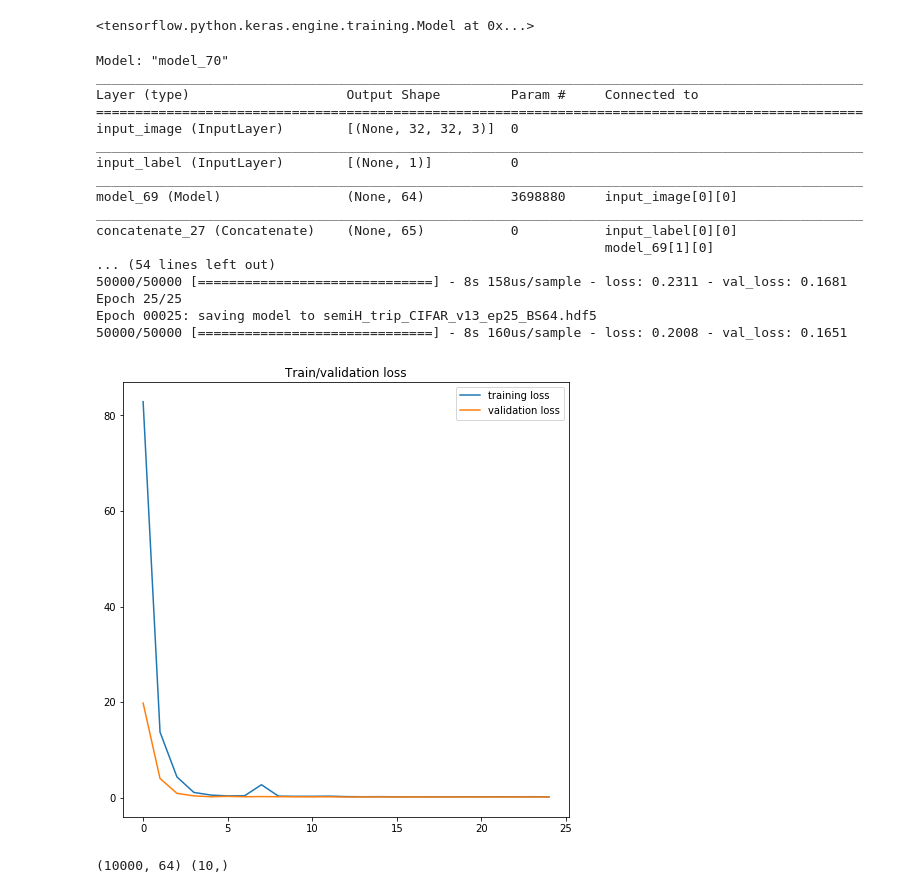
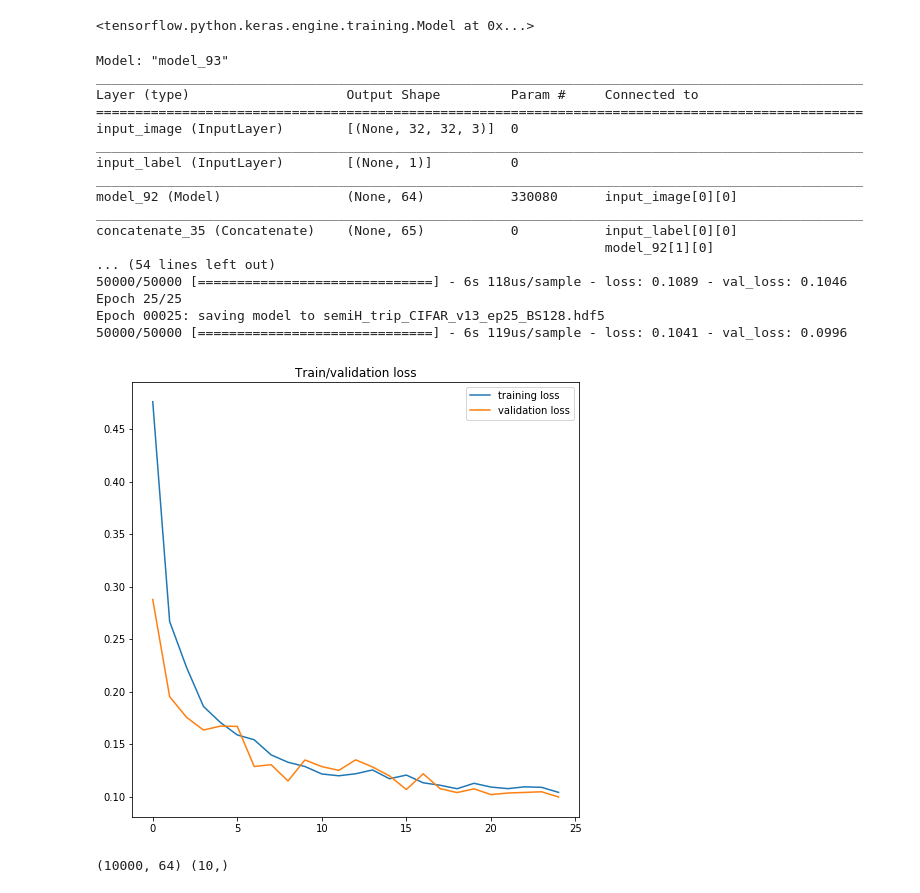
Before and after one commit to ak-org/notebooks, a Jupyter notebook: triplet_loss_in_defense.ipynb, the cells around one changed output. Cells and saved outputs as stored; diff of their text form; code cells hidden in the pictures.

```diff
--- a/triplet_loss_in_defense.ipynb
+++ b/triplet_loss_in_defense.ipynb
@@ -221,8 +221,6 @@ std = np.std(x_train,axis=(0,1,2,3))
 x_train = (x_train-mean)/(std+1e-7)
 x_test = (x_test-mean)/(std+1e-7)
 input_image_shape = (32, 32, 3)
-x_val = x_test[:5000, :, :]
-y_val = y_test[:5000]
 # %%
 def create_base_network(image_input_shape = (32, 32, 3), embedding_size = 64):
     """
@@ -230,35 +228,31 @@ def create_base_network(image_input_shape = (32, 32, 3), embedding_size = 64):
     """
     input_image = Input(shape=image_input_shape)
     weight_decay = 1e-4
-
-    x = Conv2D(32, kernel_size=3, kernel_regularizer=regularizers.l2(weight_decay), activation='relu')(input_image)
+    actv = 'elu'
+    x = Conv2D(32, kernel_size=3, kernel_regularizer=regularizers.l2(weight_decay), activation=actv)(input_image)
     x = BatchNormalization()(x)
-    x = Conv2D(32, kernel_size=3, kernel_regularizer=regularizers.l2(weight_decay), activation='relu')(input_image)
+    x = Conv2D(32, kernel_size=3, kernel_regularizer=regularizers.l2(weight_decay), activation=actv)(x)
     x = BatchNormalization()(x)
     x = MaxPooling2D(pool_size=(2, 2))(x)
     x = Dropout(0.2)(x)
 
-    x = Conv2D(64, kernel_size=3, kernel_regularizer=regularizers.l2(weight_decay), activation='relu')(x)
+    x = Conv2D(64, kernel_size=3, kernel_regularizer=regularizers.l2(weight_decay), activation=actv)(x)
     x = BatchNormalization()(x)
-    x = Conv2D(64, kernel_size=3, kernel_regularizer=regularizers.l2(weight_decay), activation='relu')(input_image)
+    x = Conv2D(64, kernel_size=3, kernel_regularizer=regularizers.l2(weight_decay), activation=actv)(x)
     x = BatchNormalization()(x)
     x = MaxPooling2D(pool_size=(2, 2))(x)
     x = Dropout(0.3)(x)
 
-    x = Conv2D(128, kernel_size=3, kernel_regularizer=regularizers.l2(weight_decay), activation='relu')(x)
+    x = Conv2D(128, kernel_size=3, kernel_regularizer=regularizers.l2(weight_decay), activation=actv)(x)
     x = BatchNormalization()(x)
-    x = Conv2D(128, kernel_size=3, kernel_regularizer=regularizers.l2(weight_decay), activation='relu')(input_image)
+    x = Conv2D(128, kernel_size=3, kernel_regularizer=regularizers.l2(weight_decay), activation=actv)(x)
     x = BatchNormalization()(x)
-    x = MaxPooling2D(pool_size=(2, 2))(x)
-    x = Dropout(0.3)(x)
+    #x = MaxPooling2D(pool_size=(2, 2))(x)
+    x = Dropout(0.4)(x)
 
     x = Flatten()(x)
-    '''
-    x = Dense(256, activation='relu')(x)
-    x = Dropout(0.1)(x)
-    '''
     x = Dense(128, activation='relu')(x)
-    x = Dropout(0.1)(x)
+    x = Dense(128, activation='relu')(x)
     x = Dense(embedding_size)(x)
     base_network = Model(inputs=input_image, outputs=x)
     return base_network
@@ -268,21 +262,21 @@ create_base_network()
 <tensorflow.python.keras.engine.training.Model at 0x...>
 # %%
 def step_decay(epoch):
-   initial_lrate = 0.001
-   drop = 0.1
-   epochs_drop = 10
+   initial_lrate = 0.0001
+   drop = 0.5
+   epochs_drop = 10.0
    lrate = initial_lrate * math.pow(drop,
            math.floor((1+epoch)/epochs_drop))
    return lrate
 # %%
  if train_flag == True:
-        batch_size = 64
+        batch_size = 128
         epochs = 25
         train_flag = True  # either     True or False
         embedding_size = 64
         no_of_components = 2  # for visualization -> PCA.fit_transform()
         step = 10
-        lr = 0.001
+        lr = 0.0001
         base_network = create_base_network()
 
         input_images = Input(shape=input_image_shape, name='input_image') # input layer for images
@@ -298,6 +292,7 @@ def step_decay(epoch):
 
         # train session
         opt = Adam(lr=lr, epsilon = 1e-7)  # choose optimiser. RMS is good too!
+        #opt  = RMSprop(lr=lr,decay=1e-6)
 
         model.compile(loss=triplet_loss_adapted_from_tf,
                       optimizer=opt)
@@ -314,41 +309,41 @@ def step_decay(epoch):
         x_train = np.reshape(x_train, (len(x_train), x_train.shape[1], x_train.shape[2],  x_train.shape[3]))
         x_val = np.reshape(x_val, (len(x_val), x_train.shape[1], x_train.shape[2], x_train.shape[3]))
 
         H = model.fit(
             x=[x_train,y_train],
             y=dummy_gt_train,
             batch_size=batch_size,
             epochs=epochs,
             validation_data=([x_val, y_val], dummy_gt_val),
             callbacks=callbacks_list)
         plt.figure(figsize=(8,8))
         plt.plot(H.history['loss'], label='training loss')
         plt.plot(H.history['val_loss'], label='validation loss')
         plt.legend()
         plt.title('Train/validation loss')
         plt.show()
 else:
         model = load_model('semiH_trip_CIFAR_v13_ep25_BS256.hdf5',
                             custom_objects={'triplet_loss_adapted_from_tf':triplet_loss_adapted_from_tf})
 # %% [output]
-Model: "model_70"
+Model: "model_93"
 __________________________________________________________________________________________________
 Layer (type)                    Output Shape         Param #     Connected to
 ==================================================================================================
 input_image (InputLayer)        [(None, 32, 32, 3)]  0
 __________________________________________________________________________________________________
 input_label (InputLayer)        [(None, 1)]          0
 __________________________________________________________________________________________________
-model_69 (Model)                (None, 64)           3698880     input_image[0][0]
+model_92 (Model)                (None, 64)           330080      input_image[0][0]
 __________________________________________________________________________________________________
-concatenate_27 (Concatenate)    (None, 65)           0           input_label[0][0]
-                                                                 model_69[1][0]
+concatenate_35 (Concatenate)    (None, 65)           0           input_label[0][0]
+                                                                 model_92[1][0]
 ... (54 lines left out)
-50000/50000 [==============================] - 8s 158us/sample - loss: 0.2311 - val_loss: 0.1681
+50000/50000 [==============================] - 6s 118us/sample - loss: 0.1089 - val_loss: 0.1046
 Epoch 25/25
-Epoch 00025: saving model to semiH_trip_CIFAR_v13_ep25_BS64.hdf5
-50000/50000 [==============================] - 8s 160us/sample - loss: 0.2008 - val_loss: 0.1651
+Epoch 00025: saving model to semiH_trip_CIFAR_v13_ep25_BS128.hdf5
+50000/50000 [==============================] - 6s 119us/sample - loss: 0.1041 - val_loss: 0.0996
-[figure, old version]
+[figure, new version]
 # %%
 # creating an empty network
 testing_embeddings = create_base_network(input_image_shape,
```
Also changed, not shown: parts of 4 cells of this notebook.
